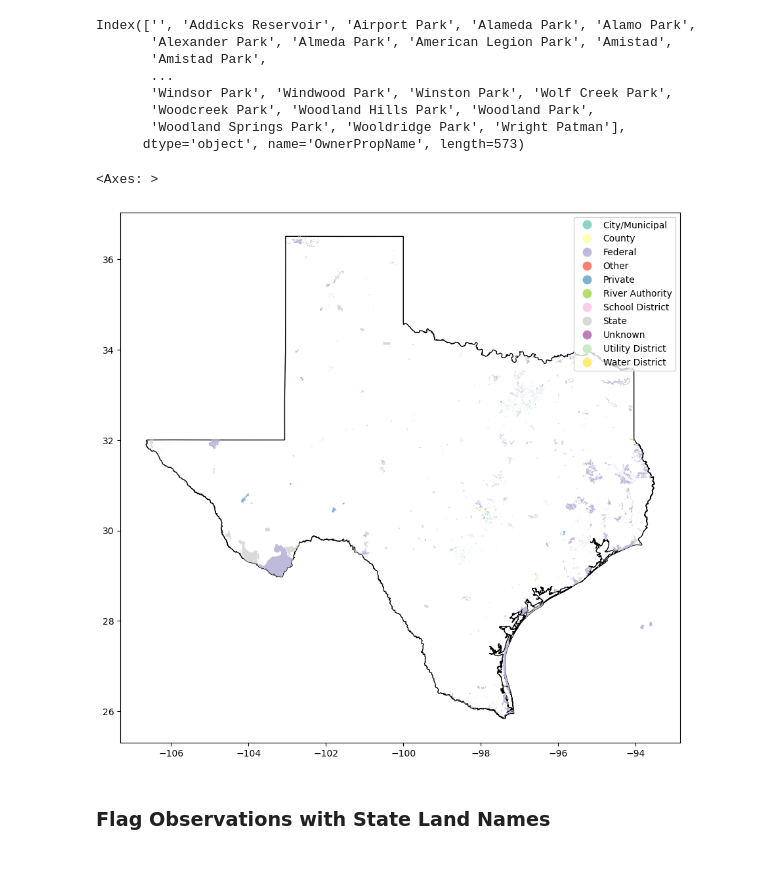
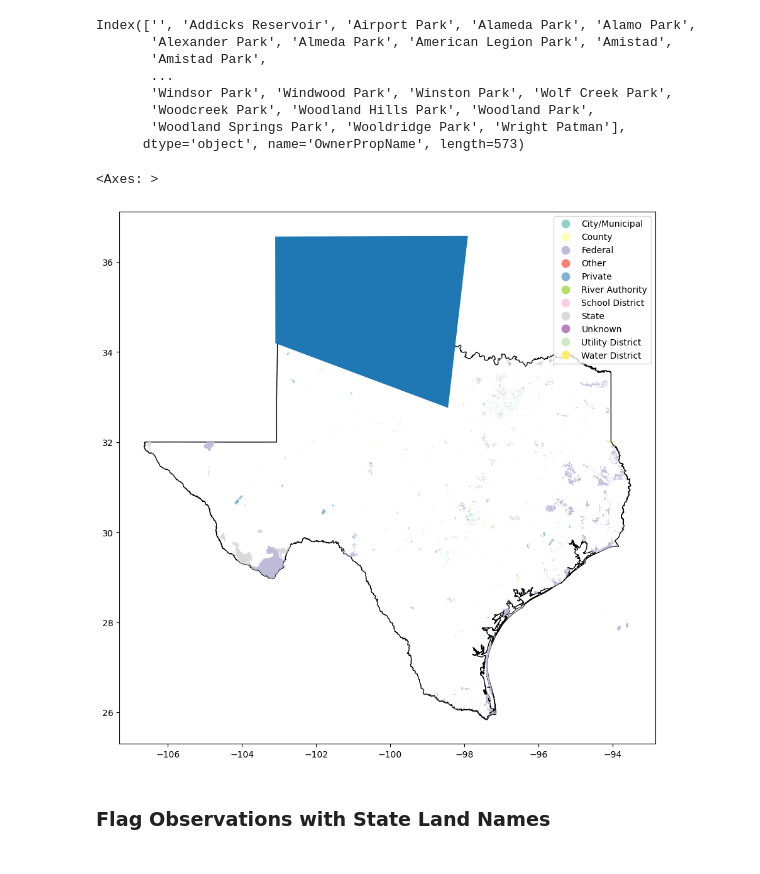
Before and after one commit to mitchwebb/data-tests, a Jupyter notebook: get_natureserve_rankings.ipynb, the cells around one changed output. Saved outputs shown, nothing was run; the diff lists cells and outputs as text; code cells hidden in the pictures.

```diff
--- a/get_natureserve_rankings.ipynb
+++ b/get_natureserve_rankings.ipynb
@@ -45,0 +63,33 @@ texas_boundary = texas_gdf.geometry.union_all()
+# %%
+import geopandas as gpd
+import pandas as pd
+from shapely.geometry import Point
+
+# Reconnect to the database
+conn = psycopg2.connect(dbname='tpwd-tests',
+                        user='postgres',
+                        host='localhost',
+                        port='5432',
+                        password='postgres')
+
+# Query to fetch occurrences
+query = """
+    SELECT gbif_id, decimal_latitude, decimal_longitude, accepted_taxon_key
+    FROM gbif_observations
+"""
+df = pd.read_sql_query(query, conn)
+
+# Convert the DataFrame to a GeoDataFrame
+geometry = [Point(xy) for xy in zip(df['decimal_longitude'], df['decimal_latitude'])]
+obs_gdf = gpd.GeoDataFrame(df, geometry=geometry, crs='EPSG:4326')
+
+# Ensure texas_gdf is in the same CRS as obs_gdf
+texas_gdf = texas_gdf.to_crs(obs_gdf.crs)
+
+# Perform a spatial join to filter occurrences within Texas
+filtered_obs = gpd.sjoin(obs_gdf, texas_gdf, how='inner', predicate='within')
+
+# Drop unnecessary columns from the result
+filtered_obs = filtered_obs[['gbif_id', 'decimal_latitude', 'decimal_longitude', 'accepted_taxon_key']]
+
+conn.close()
@@ -265,7 +338,7 @@ def natureserve_ranking(number_of_occurrences, range_extent, area_of_occupancy):
 import geodatasets
 # %%
 # Load base maps and such
-texas_parks = gpd.read_file(os.path.join(root, 'LWRCRP.gdb'), layer=0)
+texas_parks = gpd.read_file(os.path.join(root, 'LWRCRP.gdb'), layer=0).to_crs('EPSG:4326')
 texas = texas_gdf
 
 # Geodatasets Maps for Plotting
@@ -297,12 +389,22 @@ Index(['', 'Addicks Reservoir', 'Airport Park', 'Alameda Park', 'Alamo Park',
        'Woodland Springs Park', 'Wooldridge Park', 'Wright Patman'],
       dtype='object', name='OwnerPropName', length=573)
 # %%
+from shapely.geometry import Polygon, Point
+
 base = texas.plot(color='white', edgecolor='black', figsize=(11, 11))
 
 texas_parks.plot(column='OwnerType', legend=True, ax=base, alpha=1, cmap='Set3')
+
+# Define the bounding box coordinates
+bounding_box = Polygon(((-103.1029629, 36.5645947), (-97.9046560, 36.5761964), (-98.4392790, 32.7606492), (-103.0982754, 34.1954665)))
+
+# Convert the bounding box to a GeoDataFrame
+bounding_box_gdf = gpd.GeoDataFrame(geometry=[bounding_box], crs='EPSG:4326')
+
+bounding_box_gdf.plot(ax=base)
 # %% [output]
 <Axes: >
-[figure, old version]
+[figure, new version]
 # %% [markdown]
 <h3> Flag Observations with State Land Names <h3>
 # %% [markdown]
```
Also changed, not shown: parts of 31 cells of this notebook, 22 other files.
